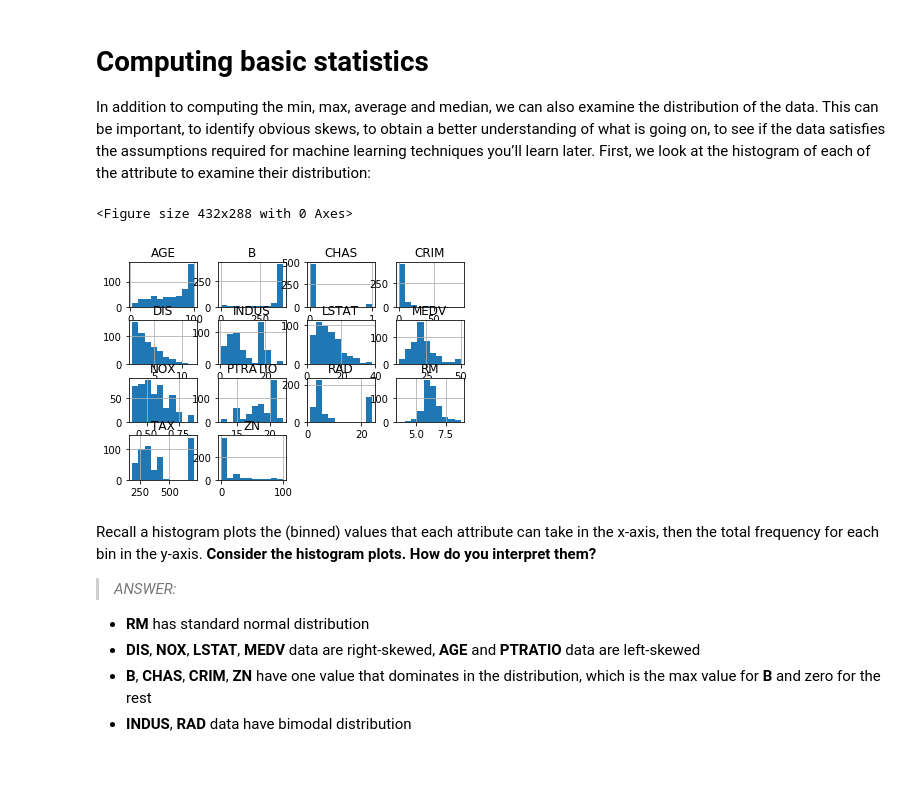
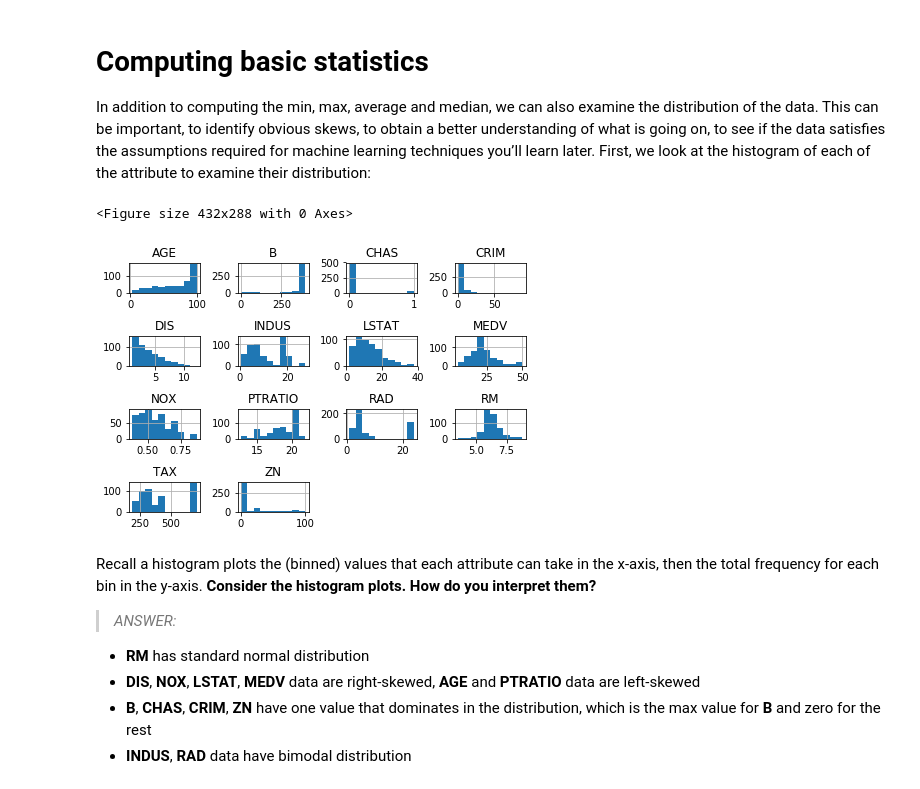
Before and after one commit to JanieTran/SCHOOL_MachineLearning, a Jupyter notebook: Week2/Lab2.ipynb, the cells around one changed output. Drawn from its saved outputs; the diff is of its cells as text; code cells hidden in the pictures.

```diff
--- a/Week2/Lab2.ipynb
+++ b/Week2/Lab2.ipynb
@@ -163,13 +165,16 @@ bostonHouseFrame.describe()
 # Computing basic statistics
 
 In addition to computing the min, max, average and median, we can also examine the distribution of the data. This can be important, to identify obvious skews, to obtain a better understanding of what is going on, to see if the data satisfies the assumptions required for machine learning techniques you’ll learn later. First, we look at the histogram of each of the attribute to examine their distribution:
-# %%
-plt.figure()
-bostonHouseFrame.hist()
-plt.show()
-# %% [output]
-<Figure size 432x288 with 0 Axes>
-[figure, removed]
+# %%
+plt.figure()
+bostonHouseFrame.hist()
+
+# Set spacing between plots for pleasant view
+plt.tight_layout(pad = 0.3, w_pad = 0.5, h_pad = 1.0)
+plt.show()
+# %% [output]
+<Figure size 432x288 with 0 Axes>
+[figure, added]
 # %% [markdown]
 Recall a histogram plots the (binned) values that each attribute can take in the x-axis, then the total frequency for each bin in the y-axis. **Consider the histogram plots. How do you interpret them?**
 
```
Also changed, not shown: parts of 24 cells of this notebook, 6 other files.
